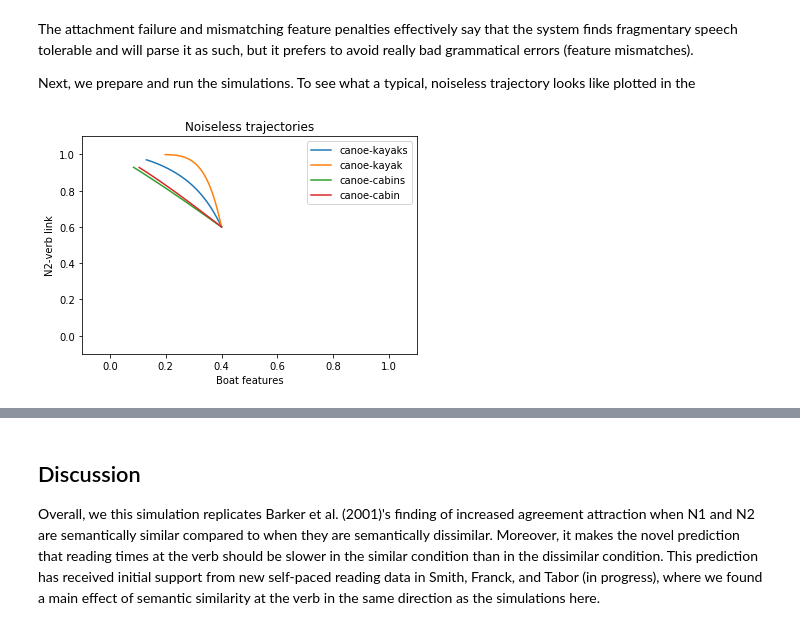
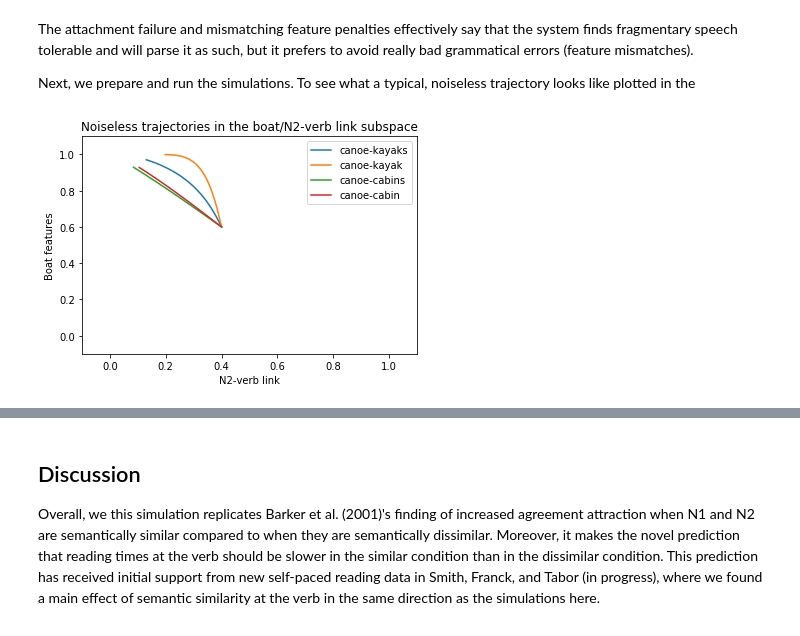
Before and after one commit to garrett-m-smith/SOParser, a Jupyter notebook: SmallDemos/EncodingInterference.ipynb, the cells around one changed output, grey strips where cells are left out. Saved outputs shown, nothing was run; the diff lists cells and outputs as text; code cells hidden in the pictures.

```diff
--- a/SmallDemos/EncodingInterference.ipynb
+++ b/SmallDemos/EncodingInterference.ipynb
@@ -76,6 +76,7 @@ Next, we prepare and run the simulations. To see what a typical, noiseless traje
 # %%
 import matplotlib.pyplot as plt
 import seaborn as sns
+from itertools import product
 
 # Defining phi function
 def phi(x, center, gamma):
@@ -126,6 +127,13 @@ def sg_pl(x):
         return -1
 
 
+def calc_harmony(x, centers, harmonies, gamma):
+    harmony = 0
+    for c in range(centers.shape[0]):
+        harmony += harmonies[c] * phi(x, centers[c], gamma)
+    return harmony
+
+
 # Setting parameters
 gamma = 0.5
 maxsteps = 1000
@@ -139,63 +147,42 @@ rts = np.zeros((nruns, ncond))
 parses = np.zeros((nruns, ncond))
 for cond in range(ncond):
     if nruns is not 1:
         print('\nCondition: {}'.format(condition_labels[cond]))
         print('Of {}: '.format(nruns), end='')
     for run in range(nruns):
         if (run+1) % 100 == 0:
             print('[{}] '.format(run+1), end='')
         x = np.zeros((maxsteps, centers.shape[1]))
         x[0,] = x0
         if nruns is not 1:
             noise = np.random.normal(0, 1, x.shape)
         else:
             noise = np.zeros(x.shape)
 
         t = 0
         while t < maxsteps-1:
             if not_close(x[t,], centers, tol = tol):
                 x[t+1,] = x[t,]+(tau*(step_dyn(x[t,], centers, harmony_vals[:,cond], gamma))
                                  + np.sqrt(noisemag*tau)*noise[t,])
                 t += 1
             else:
                 break
 
         xtrunc = x[~np.all(x == 0, axis=1)]
         rts[run, cond] = xtrunc.shape[0]  # Time is noun attraction time, not verb time (???)
         #parses[run, cond] = which_attr(xtrunc[-1,])
         parses[run, cond] = sg_pl(xtrunc[-1,])
-    if nruns == 1:
-        # Plot just the boat-feature/N2-verb-link subspace
-        plt.plot(xtrunc[:,ndim-1], xtrunc[:,0], label=condition_labels[cond])  # Boat-Attach
-        ftitle = 'Noiseless trajectories'# Boat-Number
+    # Plot just the boat-feature/N2-verb-link subspace
+    plt.plot(xtrunc[:,ndim-1], xtrunc[:,0], label=condition_labels[cond])  # Boat-Attach
 
-if nruns == 1:
-    plt.ylim(-0.1, 1.1)
-    plt.ylabel('N2-verb link')
-    plt.xlim(-0.1, 1.1)
-    plt.xlabel('Boat features')
-    plt.legend()
-    plt.title(ftitle)
-    plt.show()
-    #print(rts[0,])
-else:
-    print('\nParses:\n')
-    parse_labels = ['Vsg', 'Vpl', 'other']
-    for cond in range(ncond):
-        uniq, cts = np.unique(parses[:,cond], return_counts=True)
-        print('{}:'.format(condition_labels[cond]))
-        print('\tParse:\tProportion of runs:')
-        print('\t{}'.format(''.join(['-']*27)))
-        for u in range(len(uniq)):
-            if cts[u] is not 0:
-                print('\t{}:\t{}'.format(parse_labels[u], cts[u]/nruns))
-    print('RTs:\t{}\t{}\t{}\t{}'.format(*condition_labels))
-    print('\nMean =\t{}\nSD =\t{}'.format(np.mean(rts, axis=0), np.round(np.std(rts, axis=0), 3)))
-    for cond in range(4):
-        # Density plot of settling times
-        sns.kdeplot(rts[:,cond], label=condition_labels[cond])
-    plt.title('Density plot of times to settle to an attractor')
-    plt.ylim(0, 0.025)
-    plt.show()
+
+# Plotting trajectories
+plt.ylim(-0.1, 1.1)
+plt.ylabel('Boat features')
+plt.xlim(-0.1, 1.1)
+plt.xlabel('N2-verb link')
+plt.legend()
+plt.title('Noiseless trajectories in the boat/N2-verb link subspace')
+plt.show()
 # %% [output]
-[figure, old version]
+[figure, new version]
```
Also changed, not shown: parts of 2 cells of this notebook, 1 other file.
